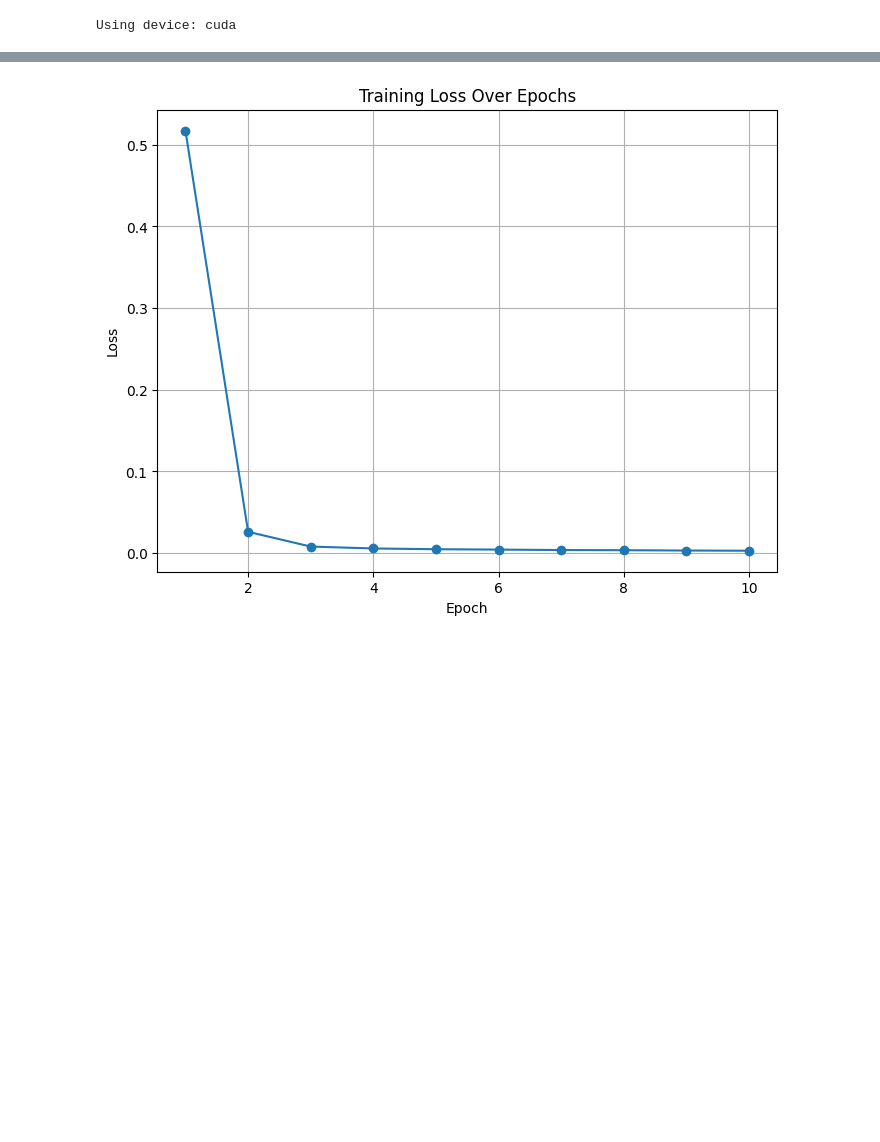
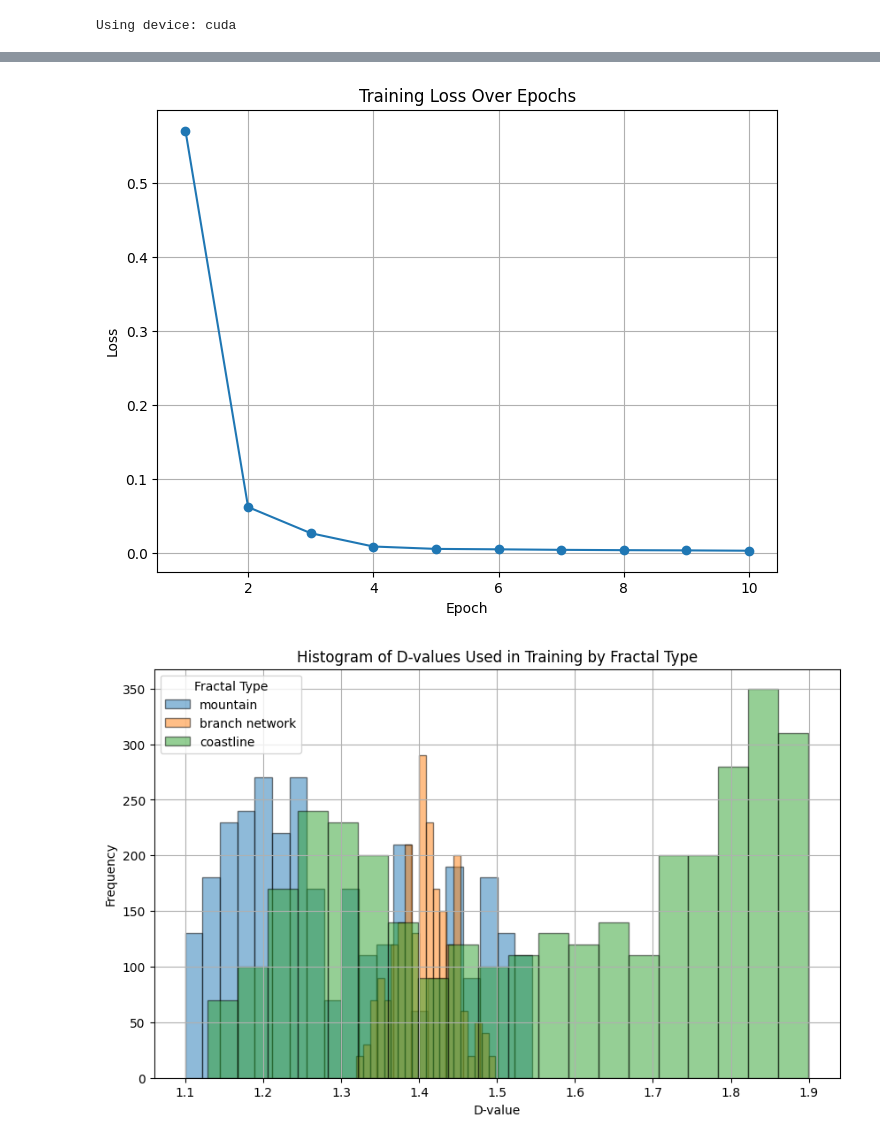
Before and after one commit to apdill/FractalFluency, a Jupyter notebook: notebooks/fluency.ipynb, the cells around one changed output, grey strips where cells are left out. Drawn from its saved outputs; the diff is of its cells as text; code cells hidden in the pictures; blank space fills up the shorter version.

```diff
--- a/notebooks/fluency.ipynb
+++ b/notebooks/fluency.ipynb
@@ -123,8 +300,33 @@ transform = transforms.Compose([
     transforms.Normalize((0.5,), (0.5,))  # Normalize to [-1, 1]
 ])
 
+d_ranges = [
+    {'min': 1.1, 'max': 1.3, 'proportion': 0.25},
+    {'min': 1.3, 'max': 1.7, 'proportion': 0.50},
+    {'min': 1.7, 'max': 1.9, 'proportion': 0.25}
+]
+
+total_samples = 1000
+batch_size = 50
+shuffle = True
+num_workers = 4
+pin_memory = True
+
+train_loader = create_balanced_train_loader(
+    image_dir=image_dir,
+    labels_dir=labels_dir,
+    transform=transform,
+    d_ranges=d_ranges,
+    total_samples=total_samples,
+    batch_size=batch_size,
+    shuffle=shuffle,
+    num_workers=num_workers,
+    pin_memory=pin_memory
+)
+
+
 train_dataset = FractalDataset(image_dir=image_dir, label_file=labels_dir, transform=transform)
-train_loader = DataLoader(train_dataset, batch_size=50, shuffle=True, num_workers=4, pin_memory=True)
+#train_loader = DataLoader(train_dataset, batch_size=20, shuffle=True, num_workers=4, pin_memory=True)
 
 model = FractalCNN().to(device)
 criterion = nn.MSELoss()
@@ -145,2 +348,3 @@ Epoch [10/10], Loss: 0.0030
-[figure, old version]
+[figure, new version]
+[figure, added]
 # %%
```
Also changed, not shown: parts of 11 cells of this notebook.
